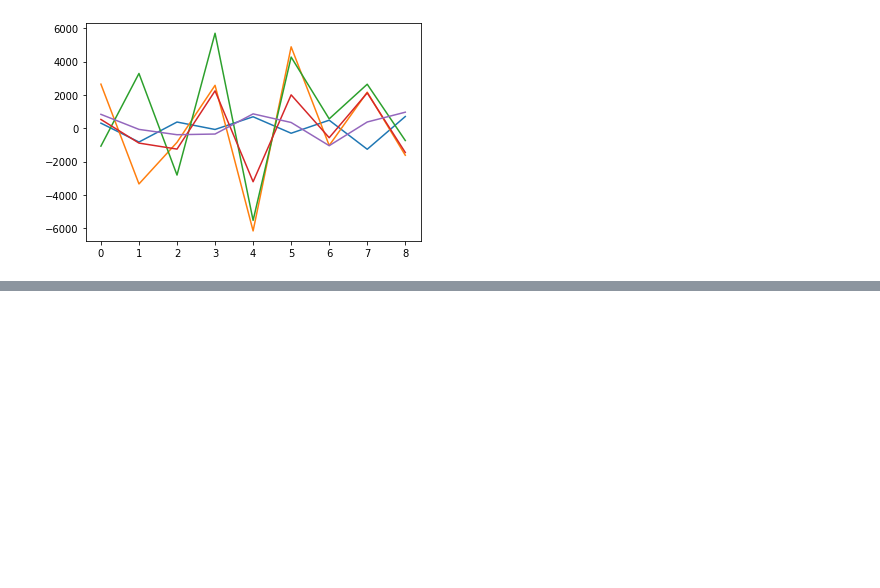
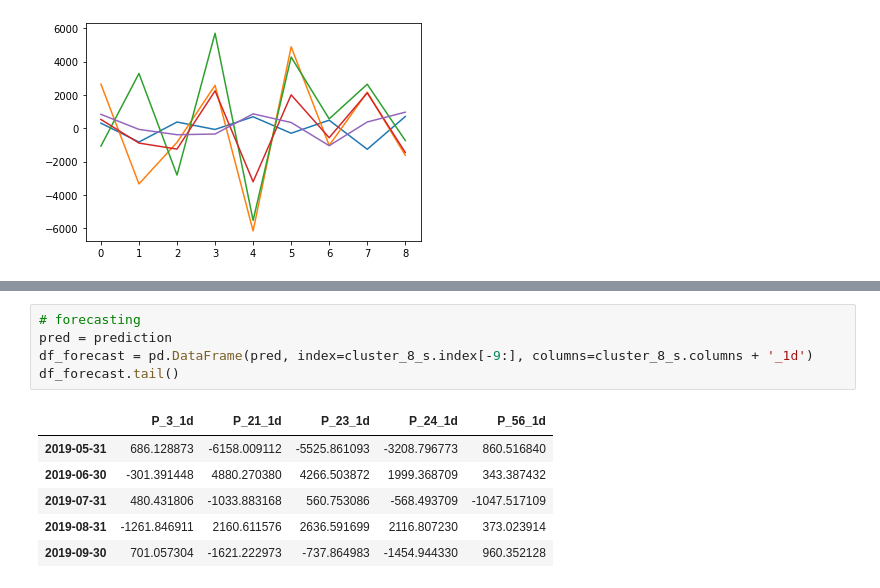
Before and after one commit to Mounji-Salma/Forecasting_App, a Jupyter notebook: VAR.ipynb, the cells around one changed output, grey strips where cells are left out. Drawn from its saved outputs; the diff is of its cells as text; blank space fills up the shorter version.

```diff
--- a/VAR.ipynb
+++ b/VAR.ipynb
@@ -304,0 +271,12 @@ LinAlgError: 4-th leading minor of the array is not positive definite
+# %%
+# forecasting
+pred = prediction
+df_forecast = pd.DataFrame(pred, index=cluster_8_s.index[-9:], columns=cluster_8_s.columns + '_1d')
+df_forecast.tail()
+# %% [output]
+|  | P_3_1d | P_21_1d | P_23_1d | P_24_1d | P_56_1d |
+| 2019-05-31 | 686.128873 | -6158.009112 | -5525.861093 | -3208.796773 | 860.516840 |
+| 2019-06-30 | -301.391448 | 4880.270380 | 4266.503872 | 1999.368709 | 343.387432 |
+| 2019-07-31 | 480.431806 | -1033.883168 | 560.753086 | -568.493709 | -1047.517109 |
+| 2019-08-31 | -1261.846911 | 2160.611576 | 2636.591699 | 2116.807230 | 373.023914 |
+| 2019-09-30 | 701.057304 | -1621.222973 | -737.864983 | -1454.944330 | 960.352128 |
```
Also changed, not shown: parts of 14 cells of this notebook.
